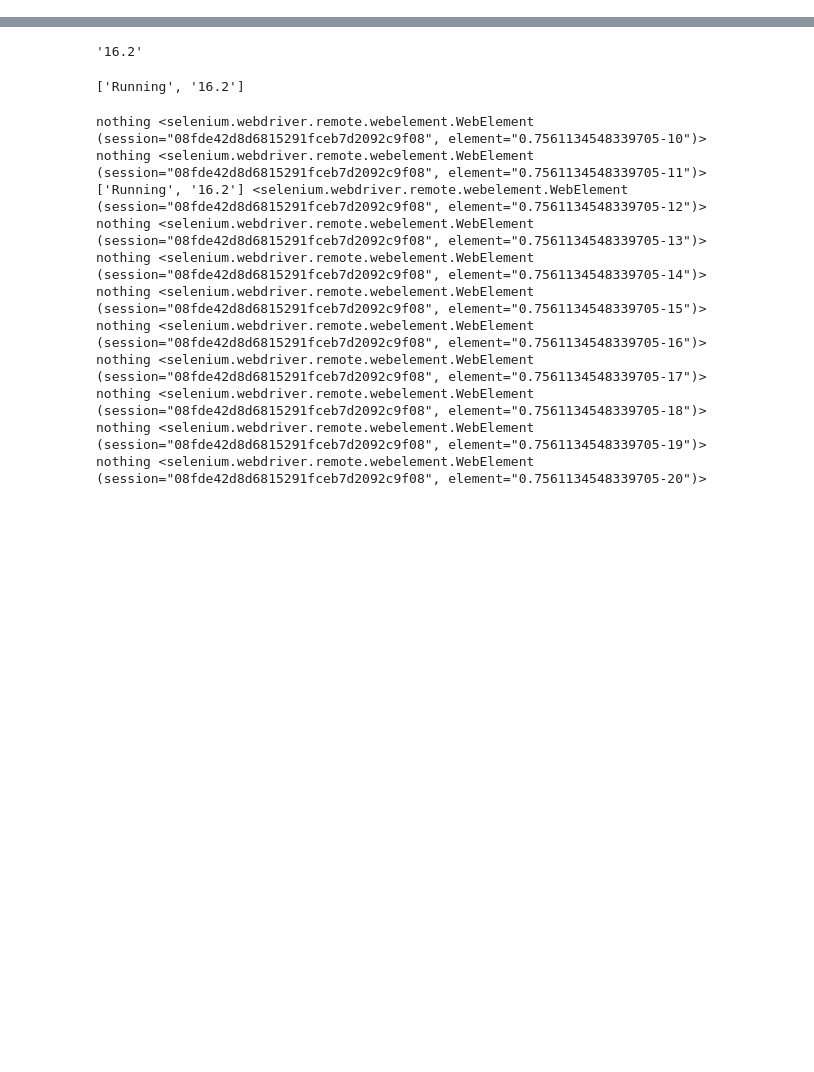
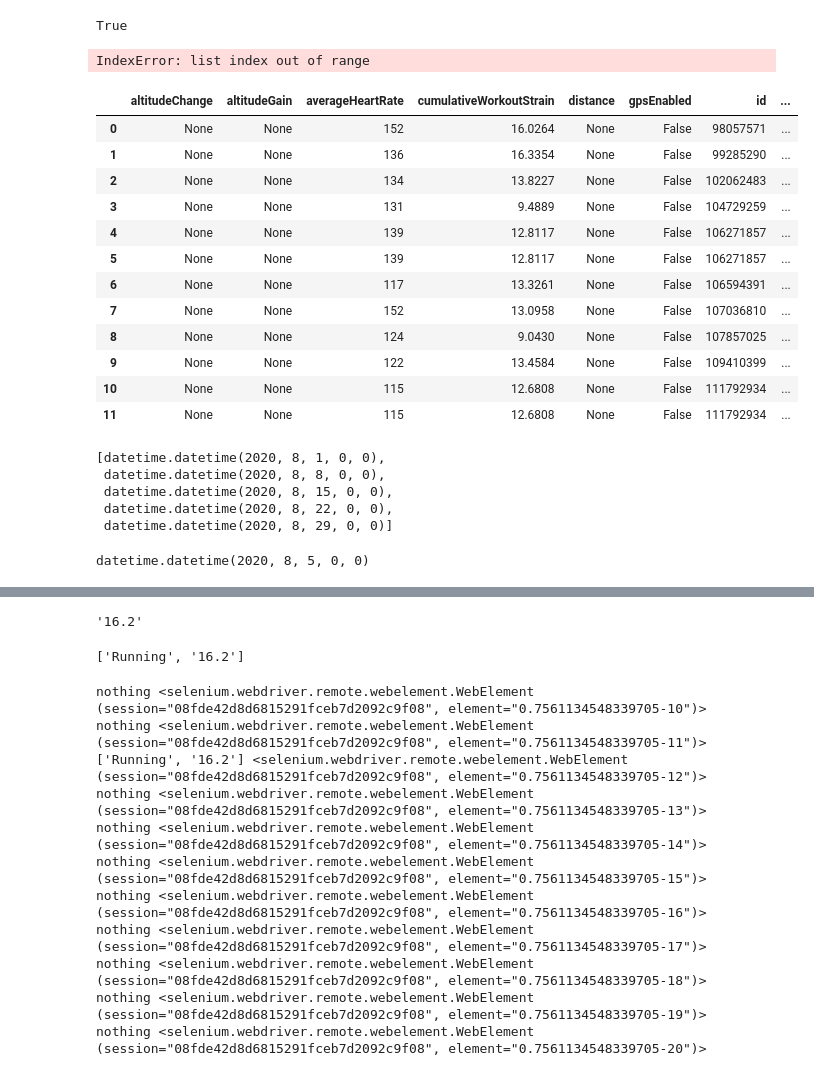
Before and after one commit to irickman/WHOOP-Strava-data, a Jupyter notebook: Getting WHOOP data.ipynb, the cells around one changed output, grey strips where cells are left out. Cells and saved outputs as stored; diff of their text form; code cells hidden in the pictures; blank space fills up the shorter version.

Commit message:
activity and key data are done

```diff
--- a/Getting WHOOP data.ipynb
+++ b/Getting WHOOP data.ipynb
@@ -16,0 +337,3 @@ import sys
+# %%
+client=whoop_login()
+client.get_authorization()
@@ -16,0 +355,4 @@ import sys
+# %%
+not data.empty
+# %% [output]
+True
@@ -16,0 +363,47 @@ import sys
+# %%
+pd.options.display.max_columns=100
+data-['strain.workouts'].apply(lambda x: x[0])
+# %% [output]
+IndexError: list index out of range
+# %%
+data_store=client.time_data
+data_store.head()
+data_store.days.max(),data_store.days.min()
+activities=pd.json_normalize(data_store[data_store['strain.workouts'].apply(len)>0]['strain.workouts'].apply(lambda x: x[0]))
+activities['length']=(pd.to_datetime(activities['during.upper'])-pd.to_datetime(activities['during.lower']))
+activities['total_minutes']=activities.length.apply(lambda x: x.total_seconds()/60.0)
+for z in range(0,6):
+     activities['min_zone{}'.format(z+1)]=activities['zones'].apply(lambda x: x[z]/60000.)
+activities.head()
+activities[['during.upper','during.lower']]=activities[['during.upper','during.lower']].apply(pd.to_datetime)
+activities
+# %% [output]
+|  | altitudeChange | altitudeGain | averageHeartRate | cumulativeWorkoutStrain | distance | gpsEnabled | id | ... |
+| 0 | None | None | 152 | 16.0264 | None | False | 98057571 | ... |
+| 1 | None | None | 136 | 16.3354 | None | False | 99285290 | ... |
+| 2 | None | None | 134 | 13.8227 | None | False | 102062483 | ... |
+| 3 | None | None | 131 | 9.4889 | None | False | 104729259 | ... |
+| 4 | None | None | 139 | 12.8117 | None | False | 106271857 | ... |
+| 5 | None | None | 139 | 12.8117 | None | False | 106271857 | ... |
+| 6 | None | None | 117 | 13.3261 | None | False | 106594391 | ... |
+| 7 | None | None | 152 | 13.0958 | None | False | 107036810 | ... |
+| 8 | None | None | 124 | 9.0430 | None | False | 107857025 | ... |
+| 9 | None | None | 122 | 13.4584 | None | False | 109410399 | ... |
+| 10 | None | None | 115 | 12.6808 | None | False | 111792934 | ... |
+| 11 | None | None | 115 | 12.6808 | None | False | 111792934 | ... |
+# %%
+intervals=rrule.rrule(freq=WEEKLY,
+                      interval=1,
+                      until=datetime.strptime("2020-08-30","%Y-%m-%d"),
+                      dtstart=datetime.strptime("2020-08-01","%Y-%m-%d"))
+[n for n in intervals]
+# %% [output]
+[datetime.datetime(2020, 8, 1, 0, 0),
+ datetime.datetime(2020, 8, 8, 0, 0),
+ datetime.datetime(2020, 8, 15, 0, 0),
+ datetime.datetime(2020, 8, 22, 0, 0),
+ datetime.datetime(2020, 8, 29, 0, 0)]
+# %%
+datetime.strptime("2020-08-05","%Y-%m-%d")
+# %% [output]
+datetime.datetime(2020, 8, 5, 0, 0)
```
Also changed, not shown: parts of 37 cells of this notebook, 1 other file.
